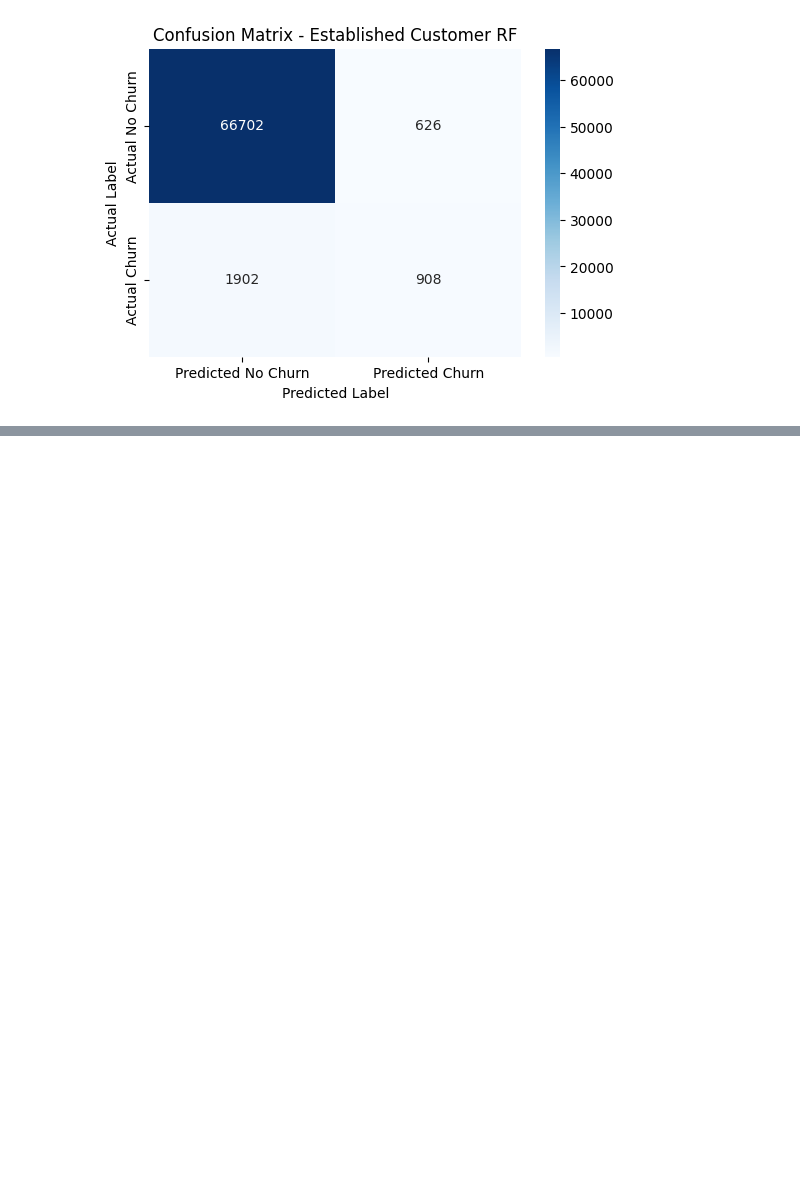
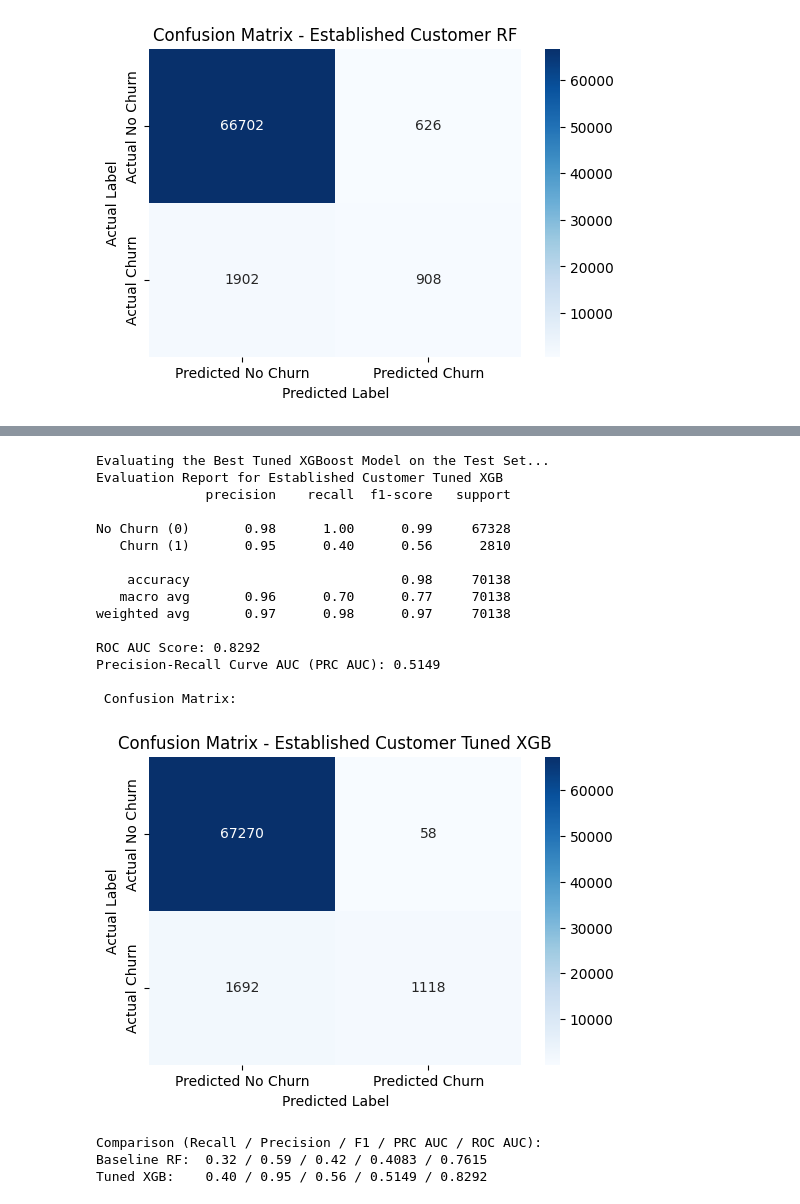
Before and after one commit to SarmadC/Churn-Prediction, a Jupyter notebook: churn-prediction.ipynb, the cells around one changed output, grey strips where cells are left out. Drawn from its saved outputs; the diff is of its cells as text; code cells hidden in the pictures; blank space fills up the shorter version.

Commit message:
Kaggle Notebook | Churn Prediction | Version 17

```diff
--- a/churn-prediction.ipynb
+++ b/churn-prediction.ipynb
@@ -658,7 +672,7 @@ scale_pos_weight_est = neg_count_est / pos_count_est
 print(f'\nCalculated scale_pos_weight for Established XGBoost: {scale_pos_weight_est:.2f}')
 
 xgb_model_est = xgb.XGBClassifier(
-    objectives = 'binary:logistic',
+    objective = 'binary:logistic',
     eval_metric = 'logloss',
     use_label_encoder = False,
     scale_pos_weight = scale_pos_weight_est,
@@ -695,0 +768,30 @@ Precision-Recall Curve AUC (PRC AUC): 0.4760
+# %%
+best_xgb_model = random_search.best_estimator_
+
+print("\nEvaluating the Best Tuned XGBoost Model on the Test Set...")
+tuned_xgb_metrics = evaluate_model(best_xgb_model, X_test_est, y_test_est, 'Established Customer Tuned XGB')
+
+print("\nComparison (Recall / Precision / F1 / PRC AUC / ROC AUC):")
+
+print(f"Baseline RF:  {baseline_metrics['Established RF']['recall_churn']:.2f} / {baseline_metrics['Established RF']['precision_churn']:.2f} / {baseline_metrics['Established RF']['f1_churn']:.2f} / {baseline_metrics['Established RF']['prc_auc']:.4f} / {baseline_metrics['Established RF']['roc_auc']:.4f}")
+print(f"Tuned XGB:    {tuned_xgb_metrics['recall_churn']:.2f} / {tuned_xgb_metrics['precision_churn']:.2f} / {tuned_xgb_metrics['f1_churn']:.2f} / {tuned_xgb_metrics['prc_auc']:.4f} / {tuned_xgb_metrics['roc_auc']:.4f}")
+# %% [output]
+Evaluating the Best Tuned XGBoost Model on the Test Set...
+Evaluation Report for Established Customer Tuned XGB
+              precision    recall  f1-score   support
+
+No Churn (0)       0.98      1.00      0.99     67328
+   Churn (1)       0.95      0.40      0.56      2810
+
+    accuracy                           0.98     70138
+   macro avg       0.96      0.70      0.77     70138
+weighted avg       0.97      0.98      0.97     70138
+
+ROC AUC Score: 0.8292
+Precision-Recall Curve AUC (PRC AUC): 0.5149
+
+ Confusion Matrix:
+[figure, added]
+Comparison (Recall / Precision / F1 / PRC AUC / ROC AUC):
+Baseline RF:  0.32 / 0.59 / 0.42 / 0.4083 / 0.7615
+Tuned XGB:    0.40 / 0.95 / 0.56 / 0.5149 / 0.8292
```
Also changed, not shown: parts of 7 cells of this notebook.
